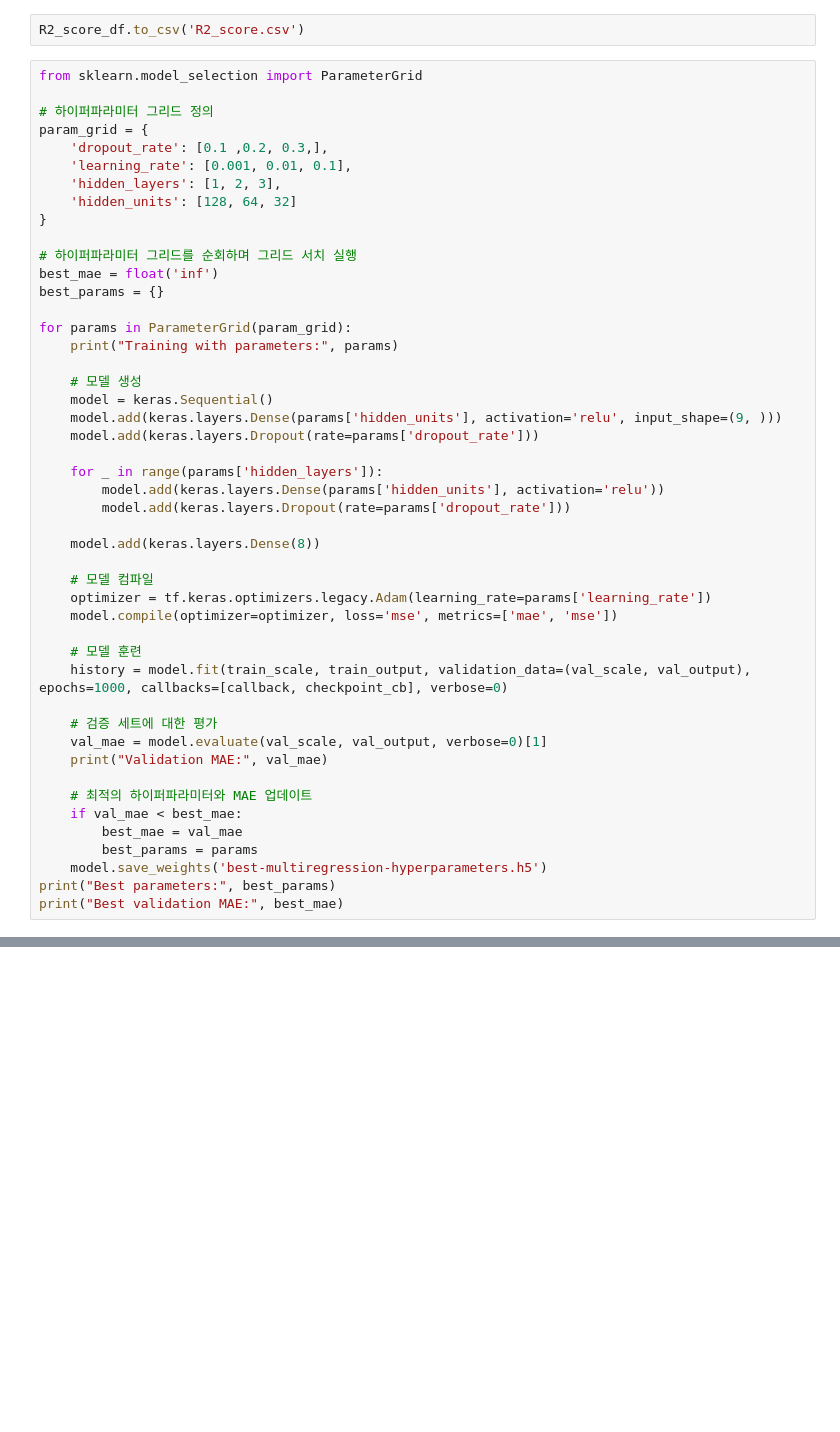
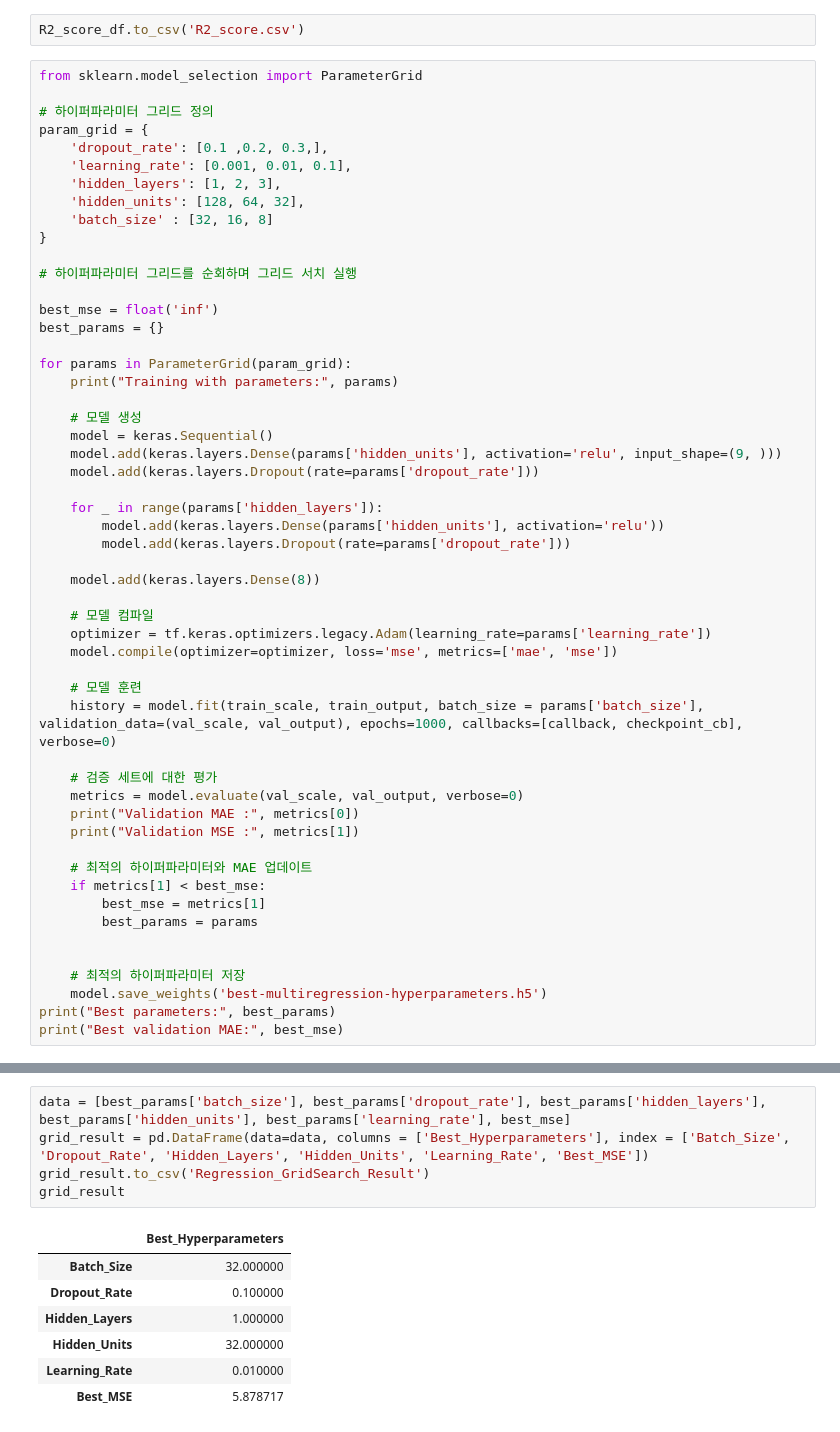
Before and after one commit to jongyunwoo/knocking-classification-and-multi-regression, a Jupyter notebook: multiregression/kncking multiregression.ipynb, the cells around one changed output, grey strips where cells are left out. Cells and saved outputs as stored; diff of their text form; blank space fills up the shorter version.

```diff
--- a/multiregression/kncking multiregression.ipynb
+++ b/multiregression/kncking multiregression.ipynb
@@ -356,11 +349,13 @@ param_grid = {
     'dropout_rate': [0.1 ,0.2, 0.3,],
     'learning_rate': [0.001, 0.01, 0.1],
     'hidden_layers': [1, 2, 3],
-    'hidden_units': [128, 64, 32]
+    'hidden_units': [128, 64, 32],
+    'batch_size' : [32, 16, 8]
 }
 
 # 하이퍼파라미터 그리드를 순회하며 그리드 서치 실행
-best_mae = float('inf')
+
+best_mse = float('inf')
 best_params = {}
 
 for params in ParameterGrid(param_grid):
@@ -382,17 +377,21 @@ for params in ParameterGrid(param_grid):
     model.compile(optimizer=optimizer, loss='mse', metrics=['mae', 'mse'])
 
     # 모델 훈련
-    history = model.fit(train_scale, train_output, validation_data=(val_scale, val_output), epochs=1000, callbacks=[callback, checkpoint_cb], verbose=0)
+    history = model.fit(train_scale, train_output, batch_size = params['batch_size'], validation_data=(val_scale, val_output), epochs=1000, callbacks=[callback, checkpoint_cb], verbose=0)
 
     # 검증 세트에 대한 평가
-    val_mae = model.evaluate(val_scale, val_output, verbose=0)[1]
-    print("Validation MAE:", val_mae)
+    metrics = model.evaluate(val_scale, val_output, verbose=0)
+    print("Validation MAE :", metrics[0])
+    print("Validation MSE :", metrics[1])
 
     # 최적의 하이퍼파라미터와 MAE 업데이트
-    if val_mae < best_mae:
-        best_mae = val_mae
+    if metrics[1] < best_mse:
+        best_mse = metrics[1]
         best_params = params
+
+
+    # 최적의 하이퍼파라미터 저장
     model.save_weights('best-multiregression-hyperparameters.h5')
 print("Best parameters:", best_params)
-print("Best validation MAE:", best_mae)
+print("Best validation MAE:", best_mse)
 # %% [output]
@@ -402,0 +432,13 @@ KeyboardInterrupt:
+# %%
+data = [best_params['batch_size'], best_params['dropout_rate'], best_params['hidden_layers'], best_params['hidden_units'], best_params['learning_rate'], best_mse]
+grid_result = pd.DataFrame(data=data, columns = ['Best_Hyperparameters'], index = ['Batch_Size', 'Dropout_Rate', 'Hidden_Layers', 'Hidden_Units', 'Learning_Rate', 'Best_MSE'])
+grid_result.to_csv('Regression_GridSearch_Result')
+grid_result
+# %% [output]
+|  | Best_Hyperparameters |
+| Batch_Size | 32.000000 |
+| Dropout_Rate | 0.100000 |
+| Hidden_Layers | 1.000000 |
+| Hidden_Units | 32.000000 |
+| Learning_Rate | 0.010000 |
+| Best_MSE | 5.878717 |
```
Also changed, not shown: parts of 9 cells of this notebook.
